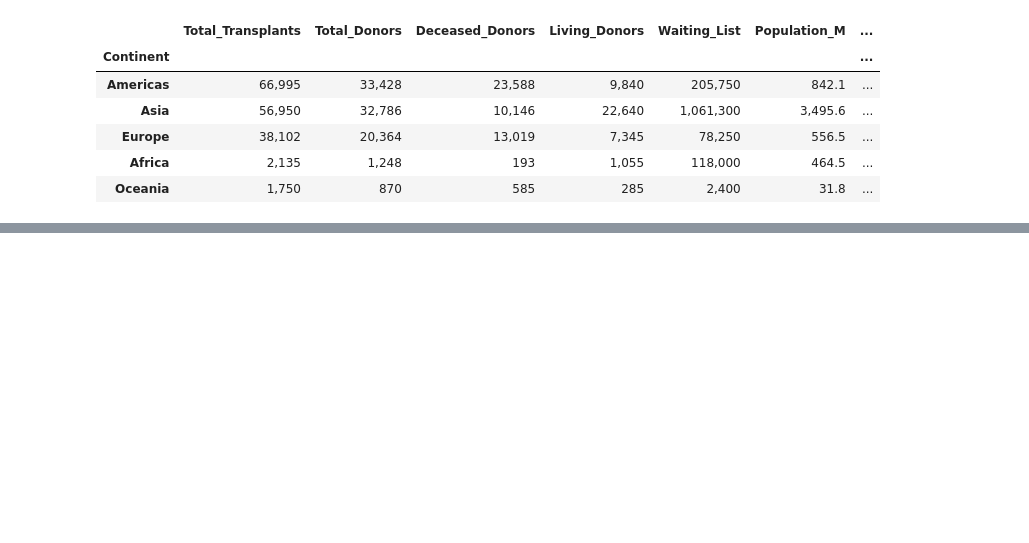
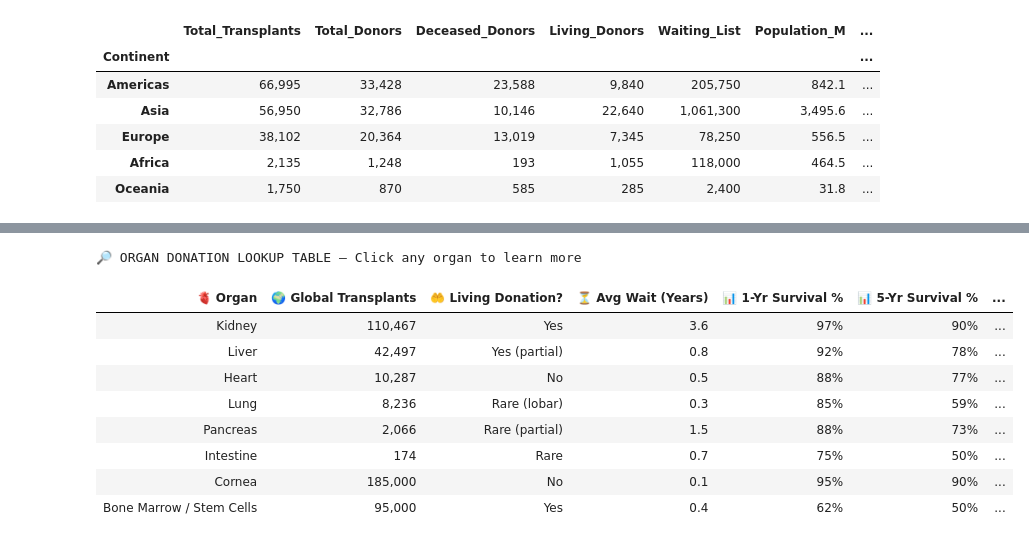
Before and after one commit to nbarrazae/Kaggle-Repo, a Jupyter notebook: eda-organ-donation-transplant-dataset.ipynb, the cells around one changed output, grey strips where cells are left out. Saved outputs shown, nothing was run; the diff lists cells and outputs as text; code cells hidden in the pictures; blank space fills up the shorter version.

Commit message:
Kaggle Notebook | EDA Organ Donation & Transplant Dataset | Version 10

```diff
--- a/eda-organ-donation-transplant-dataset.ipynb
+++ b/eda-organ-donation-transplant-dataset.ipynb
@@ -418,3 +418,62 @@ fig.update_layout(
 fig.show()
 # %% [output]
 [interactive output not drawn]
+# %%
+# ═══════════════════════════════════════════════════════════════
+# 🔎 ORGAN LOOKUP TABLE — Find Donation Stats by Organ Name
+# ═══════════════════════════════════════════════════════════════
+
+organ_lookup = df_organ[[
+    'Organ', 'Total_Transplants_Global', 'Can_Living_Donate',
+    'Avg_Wait_Years_US', 'Survival_Rate_1Y_Pct', 'Survival_Rate_5Y_Pct',
+    'Waiting_List_US', 'Common_Conditions', 'Description'
+]].copy()
+
+organ_lookup.columns = [
+    '🫀 Organ', '🌍 Global Transplants', '🤲 Living Donation?',
+    '⏳ Avg Wait (Years)', '📊 1-Yr Survival %', '📊 5-Yr Survival %',
+    '📋 US Waiting List', '🏥 Common Conditions', '📝 Description'
+]
+
+styled = organ_lookup.style\
+    .set_table_styles([
+        {'selector': 'thead tr', 'props': [
+            ('background', 'linear-gradient(135deg, #0d1b2a, #14919b)'),
+            ('color', '#ffffff'), ('font-size', '12px'), ('text-align', 'center')
+        ]},
+        {'selector': 'td', 'props': [
+            ('font-family', 'Segoe UI, Arial'), ('font-size', '12px'),
+            ('padding', '10px 14px'), ('border-bottom', '1px solid #2a3f50'),
+            ('color', '#e0e0e0')
+        ]},
+        {'selector': 'tr:nth-child(odd)', 'props': [('background', '#0d1b2a')]},
+        {'selector': 'tr:nth-child(even)', 'props': [('background', '#1b2838')]},
+        {'selector': 'tr:hover', 'props': [('background', '#0f4c5c')]},
+        {'selector': '', 'props': [
+            ('border-collapse', 'separate'), ('border-spacing', '0'),
+            ('border-radius', '12px'), ('overflow', 'hidden'),
+            ('box-shadow', '0 6px 25px rgba(0,0,0,0.4)')
+        ]}
+    ])\
+    .format({
+        '🌍 Global Transplants': '{:,.0f}',
+        '📋 US Waiting List': '{:,.0f}',
+        '⏳ Avg Wait (Years)': '{:.1f}',
+        '📊 1-Yr Survival %': '{:.0f}%',
+        '📊 5-Yr Survival %': '{:.0f}%',
+    })\
+    .set_caption("🔎 ORGAN DONATION LOOKUP TABLE — Click any organ to learn more")\
+    .hide(axis='index')
+
+display(styled)
+# %% [output]
+🔎 ORGAN DONATION LOOKUP TABLE — Click any organ to learn more
+| 🫀 Organ | 🌍 Global Transplants | 🤲 Living Donation? | ⏳ Avg Wait (Years) | 📊 1-Yr Survival % | 📊 5-Yr Survival % | ... |
+| Kidney | 110,467 | Yes | 3.6 | 97% | 90% | ... |
+| Liver | 42,497 | Yes (partial) | 0.8 | 92% | 78% | ... |
+| Heart | 10,287 | No | 0.5 | 88% | 77% | ... |
+| Lung | 8,236 | Rare (lobar) | 0.3 | 85% | 59% | ... |
+| Pancreas | 2,066 | Rare (partial) | 1.5 | 88% | 73% | ... |
+| Intestine | 174 | Rare | 0.7 | 75% | 50% | ... |
+| Cornea | 185,000 | No | 0.1 | 95% | 90% | ... |
+| Bone Marrow / Stem Cells | 95,000 | Yes | 0.4 | 62% | 50% | ... |
```
